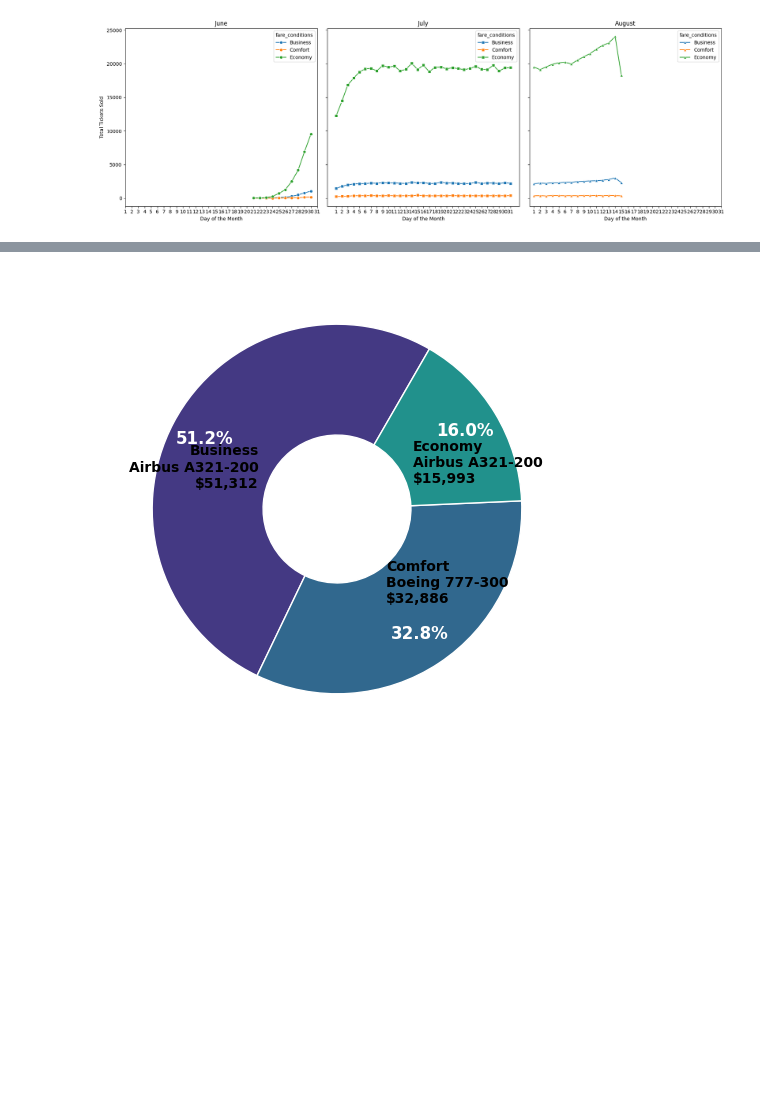
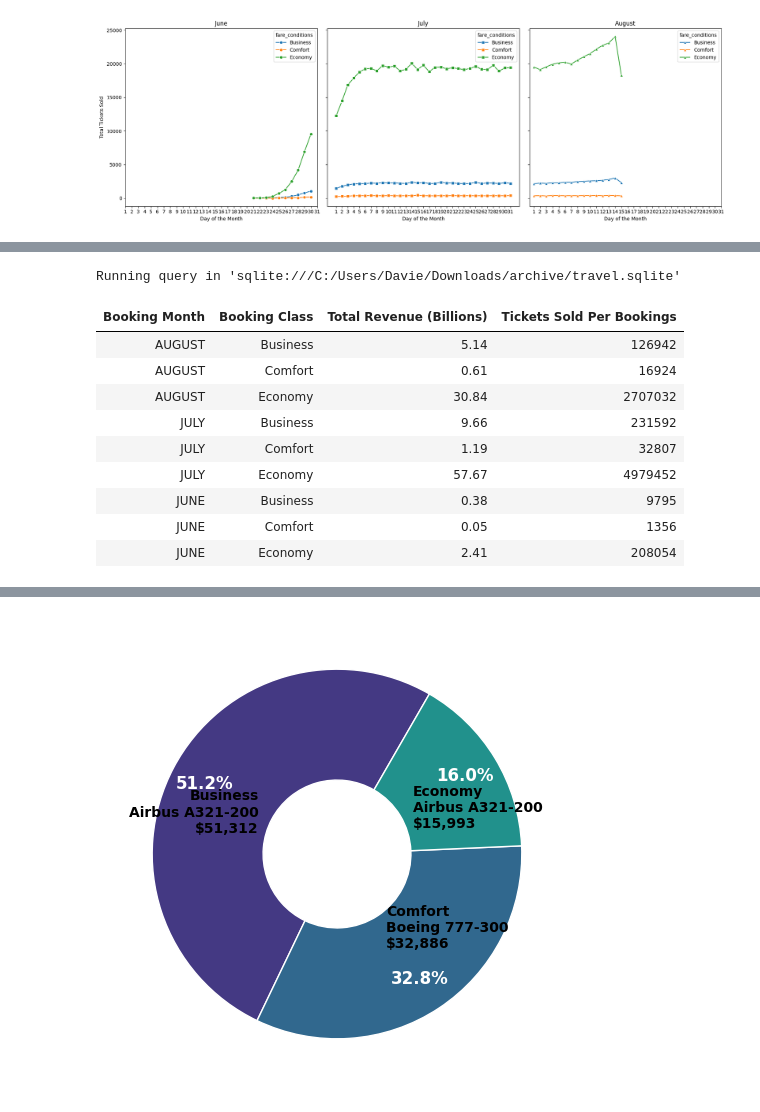
Before and after one commit to Daviedavie100/SQL_Projects, a Jupyter notebook: data.ipynb, the cells around one changed output, grey strips where cells are left out. Drawn from its saved outputs; the diff is of its cells as text; code cells hidden in the pictures; blank space fills up the shorter version.

```diff
--- a/data.ipynb
+++ b/data.ipynb
@@ -1498,0 +1517,38 @@ Truncated to displaylimit of 10.
+# %%
+%%sql
+SELECT
+    CASE
+        WHEN y.booking_date=='06' THEN 'JUNE'
+        WHEN y.booking_date=='07' THEN 'JULY'
+        ELSE 'AUGUST'
+    END AS "Booking Month",
+     y.fare_conditions AS "Booking Class",
+    ROUND(SUM(y.total_amount)/1e9,2) AS "Total Revenue (Billions)",
+    CAST(SUM(ROUND(y.total_amount / y.amount, 0)) AS INTEGER) AS "Tickets Sold Per Bookings"
+
+FROM (
+    SELECT
+        t.ticket_no,
+        strftime('%m', datetime(substr(b.book_date, 1, 19))) AS booking_date,
+        b.total_amount,
+        tf.fare_conditions,
+        tf.amount
+    FROM tickets t
+    JOIN bookings b
+        ON t.book_ref = b.book_ref
+    JOIN ticket_flights tf
+        ON t.ticket_no = tf.ticket_no
+) AS y
+GROUP BY "Booking Month", "Booking Class" ;
+# %% [output]
+Running query in 'sqlite:///C:/Users/Davie/Downloads/archive/travel.sqlite'
+| Booking Month | Booking Class | Total Revenue (Billions) | Tickets Sold Per Bookings |
+| AUGUST | Business | 5.14 | 126942 |
+| AUGUST | Comfort | 0.61 | 16924 |
+| AUGUST | Economy | 30.84 | 2707032 |
+| JULY | Business | 9.66 | 231592 |
+| JULY | Comfort | 1.19 | 32807 |
+| JULY | Economy | 57.67 | 4979452 |
+| JUNE | Business | 0.38 | 9795 |
+| JUNE | Comfort | 0.05 | 1356 |
+| JUNE | Economy | 2.41 | 208054 |
```
Also changed, not shown: parts of 7 cells of this notebook.
